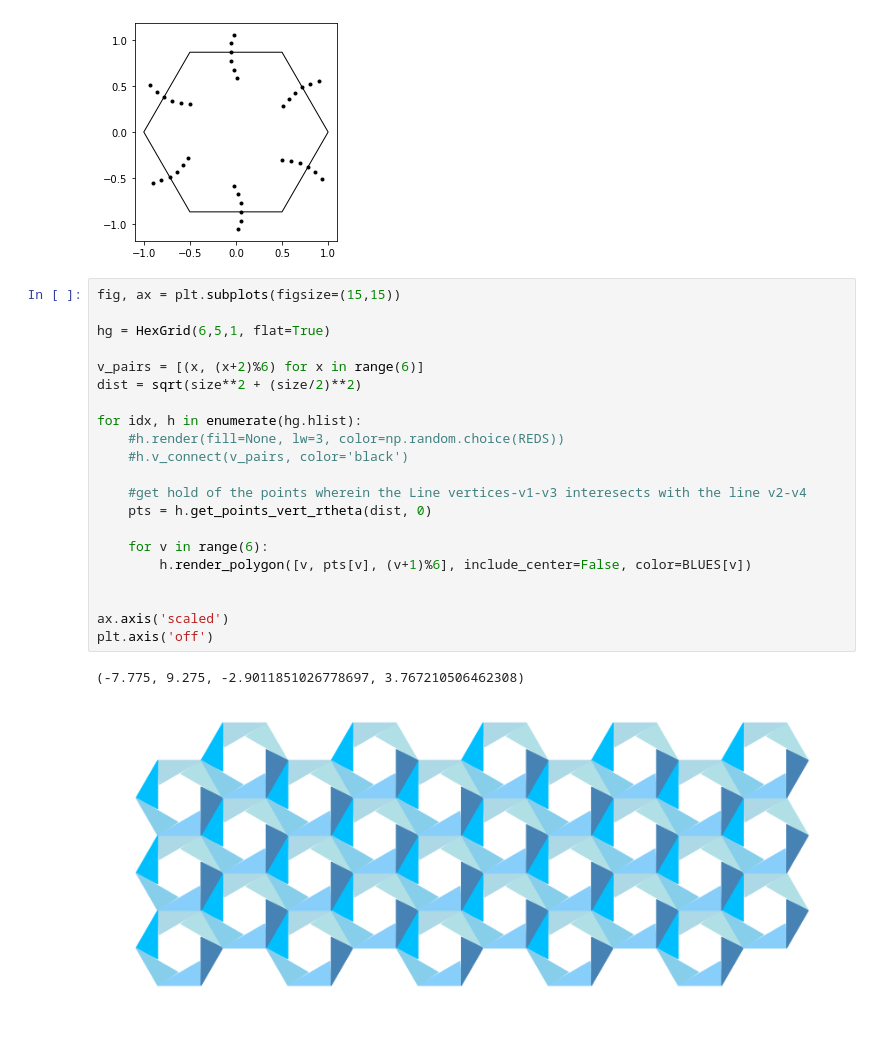
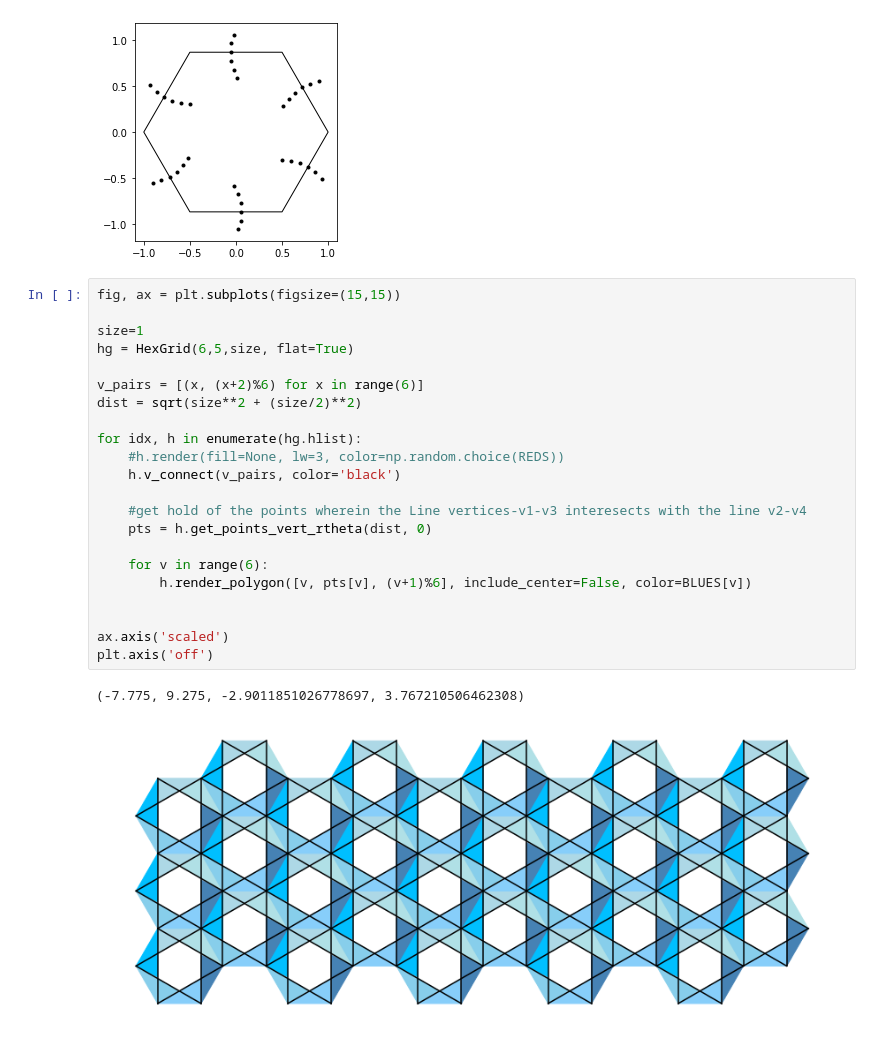
Before and after one commit to Ram-N/hexagons, a Jupyter notebook: 2.0_Example_Connecting_Vertices_for_Effect.ipynb, the cells around one changed output. Cells and saved outputs as stored; diff of their text form.

Commit message:
Shutter effect, colors.py

```diff
--- a/2.0_Example_Connecting_Vertices_for_Effect.ipynb
+++ b/2.0_Example_Connecting_Vertices_for_Effect.ipynb
@@ -209,24 +209,25 @@ plt.axis('scaled')
 # %%
 fig, ax = plt.subplots(figsize=(15,15))
 
-hg = HexGrid(6,5,1, flat=True)
+size=1
+hg = HexGrid(6,5,size, flat=True)
 
 v_pairs = [(x, (x+2)%6) for x in range(6)]
 dist = sqrt(size**2 + (size/2)**2)
 
 for idx, h in enumerate(hg.hlist):
     #h.render(fill=None, lw=3, color=np.random.choice(REDS))
-    #h.v_connect(v_pairs, color='black')
+    h.v_connect(v_pairs, color='black')
 
     #get hold of the points wherein the Line vertices-v1-v3 interesects with the line v2-v4
     pts = h.get_points_vert_rtheta(dist, 0)
 
     for v in range(6):
         h.render_polygon([v, pts[v], (v+1)%6], include_center=False, color=BLUES[v])
 
 
 ax.axis('scaled')
 plt.axis('off')
 # %% [output]
 (-7.775, 9.275, -2.9011851026778697, 3.767210506462308)
-[figure, old version]
+[figure, new version]
```
Also changed, not shown: 3 other files.
